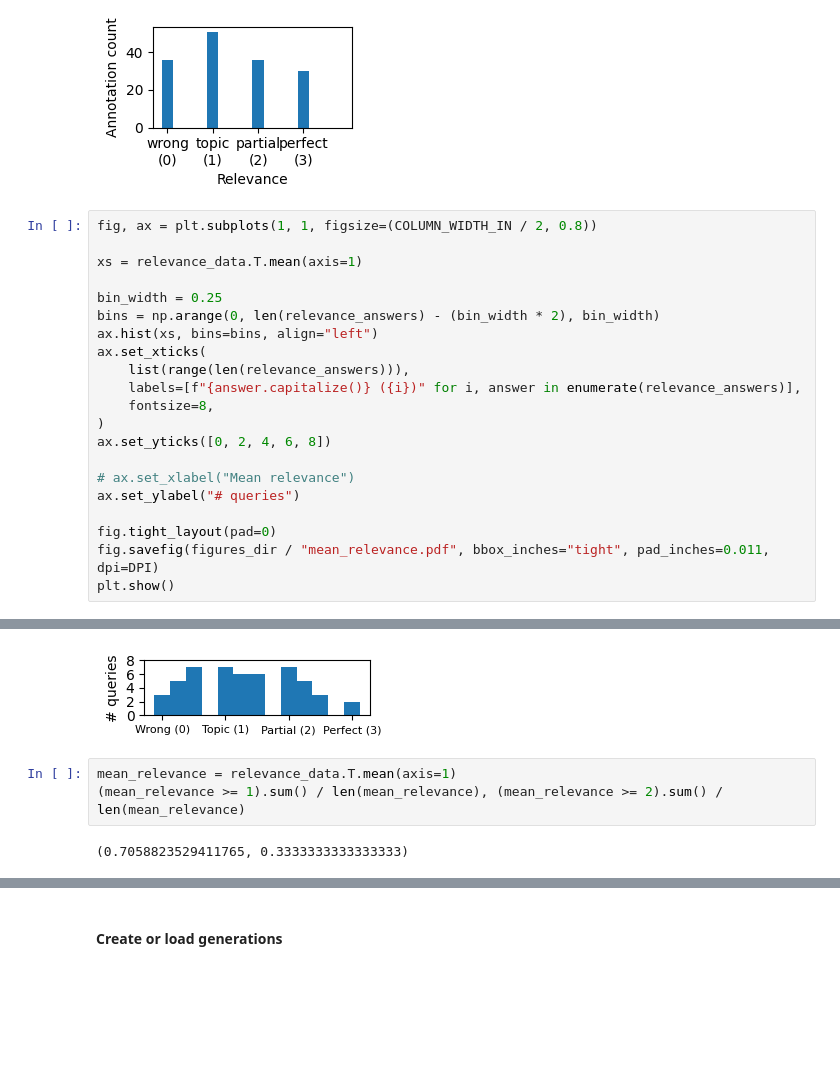
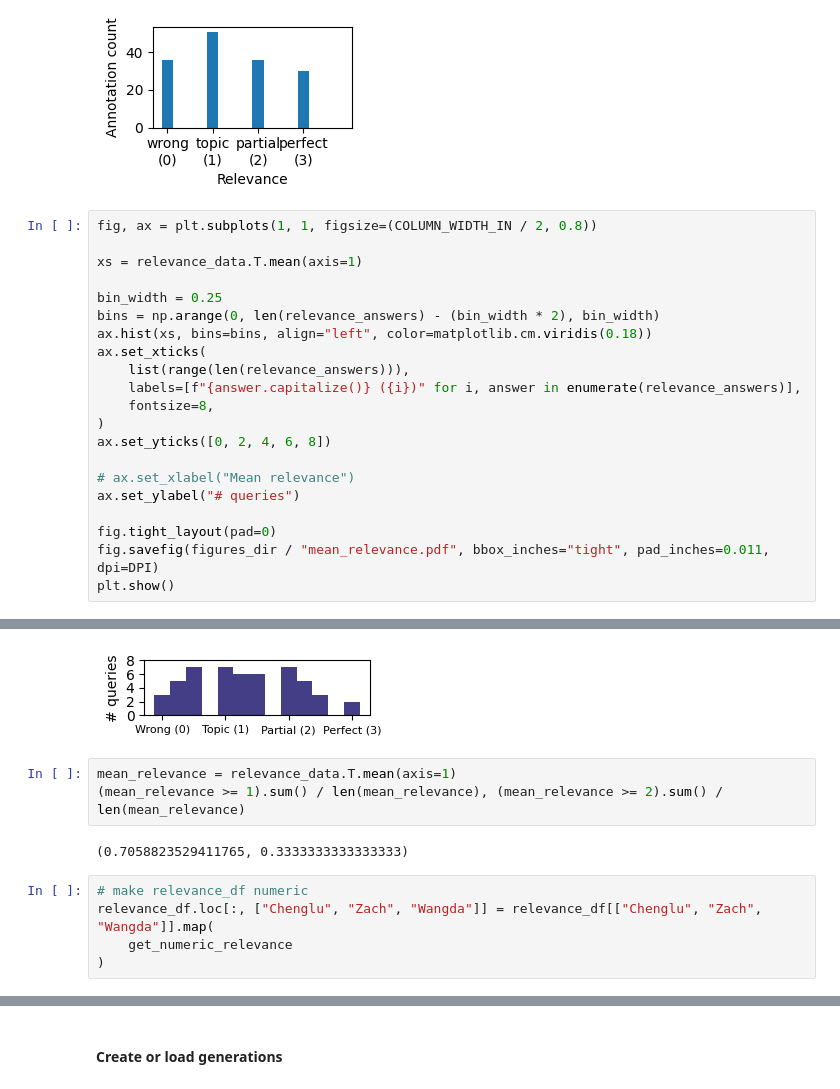
Before and after one commit to DigitalHarborFoundation/rag-for-math-qa, a Jupyter notebook: notebooks/SurveyDataAnalysis.ipynb, the cells around one changed output, grey strips where cells are left out. Saved outputs shown, nothing was run; the diff lists cells and outputs as text; blank space fills up the shorter version.

```diff
--- a/notebooks/SurveyDataAnalysis.ipynb
+++ b/notebooks/SurveyDataAnalysis.ipynb
@@ -731,7 +743,7 @@ xs = relevance_data.T.mean(axis=1)
 
 bin_width = 0.25
 bins = np.arange(0, len(relevance_answers) - (bin_width * 2), bin_width)
-ax.hist(xs, bins=bins, align="left")
+ax.hist(xs, bins=bins, align="left", color=matplotlib.cm.viridis(0.18))
 ax.set_xticks(
     list(range(len(relevance_answers))),
     labels=[f"{answer.capitalize()} ({i})" for i, answer in enumerate(relevance_answers)],
@@ -766,6 +778,11 @@ plt.show()
-[figure, old version]
+[figure, new version]
-# %%
-mean_relevance = relevance_data.T.mean(axis=1)
-(mean_relevance >= 1).sum() / len(mean_relevance), (mean_relevance >= 2).sum() / len(mean_relevance)
-# %% [output]
-(0.7058823529411765, 0.3333333333333333)
+# %%
+mean_relevance = relevance_data.T.mean(axis=1)
+(mean_relevance >= 1).sum() / len(mean_relevance), (mean_relevance >= 2).sum() / len(mean_relevance)
+# %% [output]
+(0.7058823529411765, 0.3333333333333333)
+# %%
+# make relevance_df numeric
+relevance_df.loc[:, ["Chenglu", "Zach", "Wangda"]] = relevance_df[["Chenglu", "Zach", "Wangda"]].map(
+    get_numeric_relevance
+)
```
Also changed, not shown: parts of 56 cells of this notebook, 3 other files.
